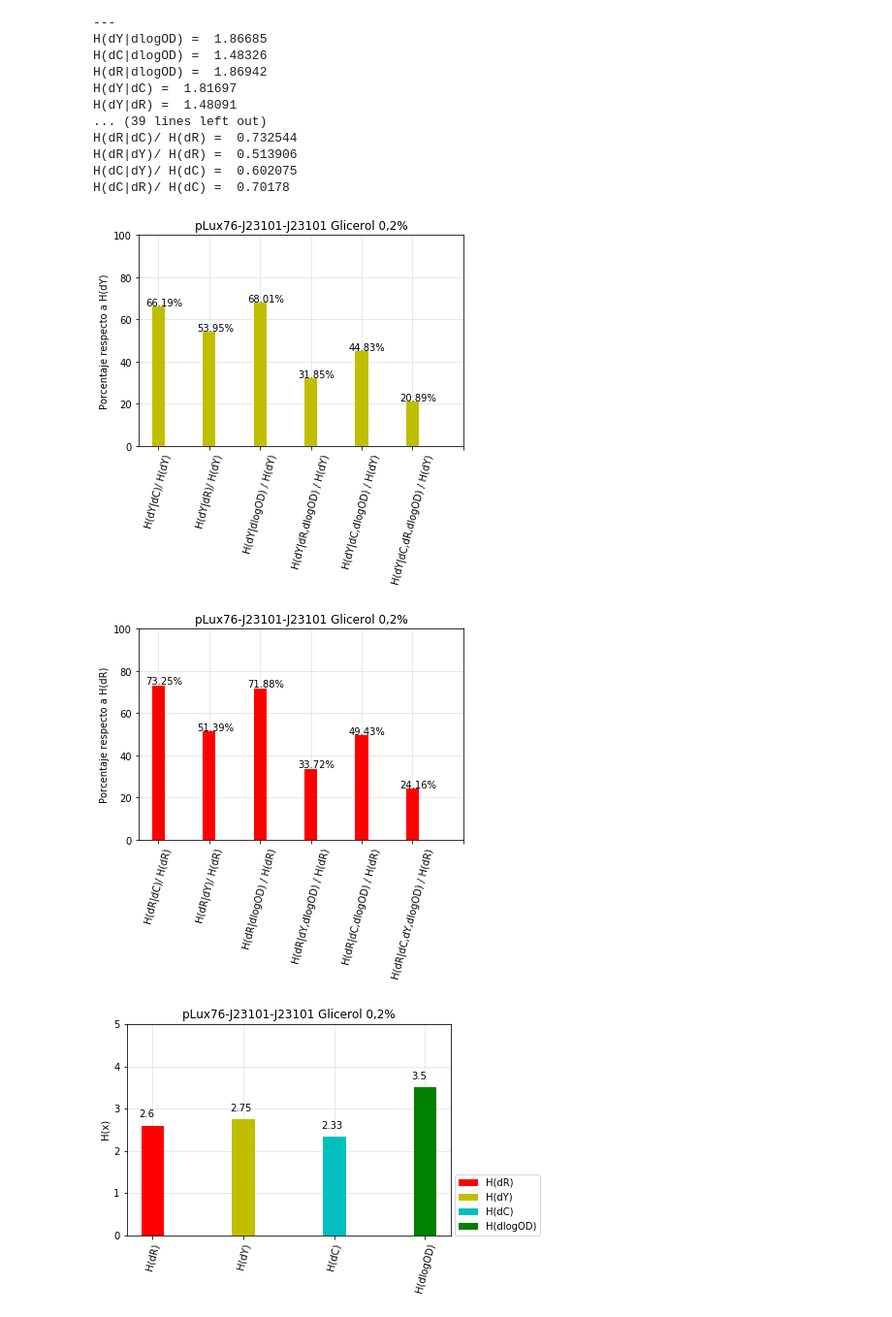
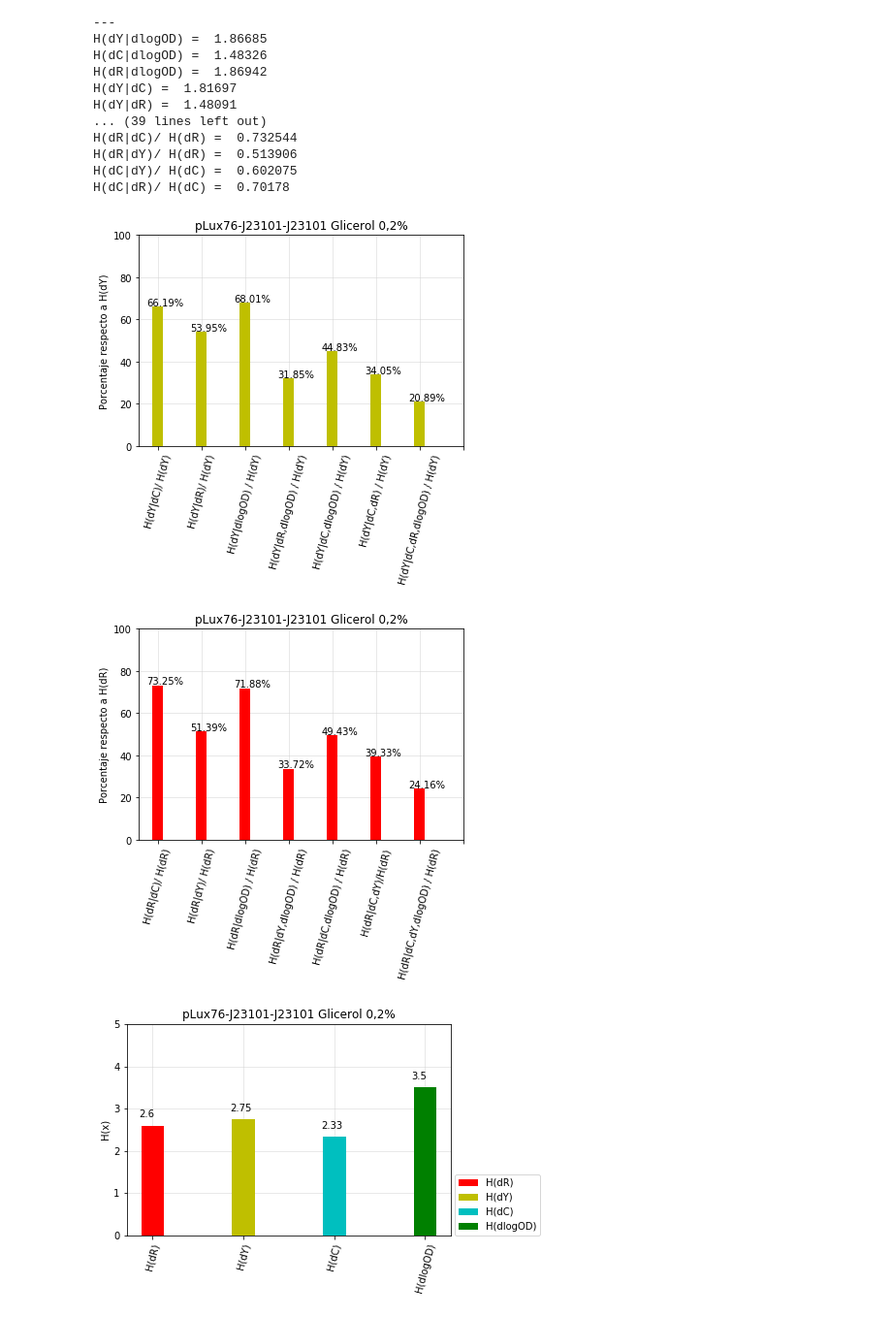
Before and after one commit to macams/Biosensores, a Jupyter notebook: Análisis/Entropía/Entropía E3.ipynb, the cells around one changed output. Shown at 97% size. Saved outputs shown, nothing was run; the diff lists cells and outputs as text; code cells hidden in the pictures.

```diff
--- a/Análisis/Entropía/Entropía E3.ipynb
+++ b/Análisis/Entropía/Entropía E3.ipynb
@@ -356,11 +356,12 @@ B1= (conditional_entropy(prob_density2d(dr1,dy1))/entropy(prob_density(dy1)))*10
 C1=(conditional_entropy(prob_density2d(do1,dy1))/entropy(prob_density(dy1)))*100 #H(dY|dlogOD) / H(dY)
 D1=(conditional_entropy(prob_density3d(dr1,dy1,do1))/entropy(prob_density(dy1)))*100 #H(dY|dR,dlogOD) / H(dY)
 E1=(conditional_entropy(prob_density3d(dc1,dy1,do1))/entropy(prob_density(dy1)))*100 #H(dY|dC,dlogOD) / H(dY)
-F1= (conditional_entropy(prob_density4d(dc1,dy1,dr1,do1))/entropy(prob_density(dy1)))*100 #H(dY|dC,dR,dlogOD) / H(dY)
+F1=(conditional_entropy(prob_density3d(dc1,dy1,dr1))/entropy(prob_density(dy1)))*100#H(dY|dC,dR)/H(dY)
+G1= (conditional_entropy(prob_density4d(dc1,dy1,dr1,do1))/entropy(prob_density(dy1)))*100 #H(dY|dC,dR,dlogOD) / H(dY)
 
-ent_y1=[A1,B1,C1,D1,E1,F1]
+ent_y1=[A1,B1,C1,D1,E1,F1,G1]
 
-X = np.arange(7)
+X = np.arange(8)
 plt.figure()
 plt.title('pLux76-J23101-J23101 Glucosa 0,4%')
 plt.ylabel('Porcentaje respecto a H(dY)')
@@ -371,7 +372,8 @@ plt.bar(X[2],ent_y1[2],color='y',width=0.25,zorder=3)
 plt.bar(X[3],ent_y1[3],color='y',width=0.25,zorder=3)
 plt.bar(X[4],ent_y1[4],color='y',width=0.25,zorder=3)
 plt.bar(X[5],ent_y1[5],color='y',width=0.25,zorder=3)
-plt.xticks(X, ['H(dY|dC)/ H(dY)',"H(dY|dR)/ H(dY)",'H(dY|dlogOD) / H(dY)',"H(dY|dR,dlogOD) / H(dY)",'H(dY|dC,dlogOD) / H(dY)',"H(dY|dC,dR,dlogOD) / H(dY)"],rotation=75)
+plt.bar(X[6],ent_y1[6],color='y',width=0.25,zorder=3)
+plt.xticks(X, ['H(dY|dC)/ H(dY)',"H(dY|dR)/ H(dY)",'H(dY|dlogOD) / H(dY)',"H(dY|dR,dlogOD) / H(dY)",'H(dY|dC,dlogOD) / H(dY)','H(dY|dC,dR) / H(dY)',"H(dY|dC,dR,dlogOD) / H(dY)"],rotation=75)
 plt.grid(color='lightgray', linestyle='-', linewidth=0.5,zorder=0)
 for a,b in zip(X,ent_y1):
     plt.text(a-0.25,b+0.5,str(np.round(b,2))+'%',fontsize=10.0, color='k')
@@ -382,11 +384,12 @@ B2= (conditional_entropy(prob_density2d(dy1,dr1))/entropy(prob_density(dr1)))*10
 C2=(conditional_entropy(prob_density2d(do1,dr1))/entropy(prob_density(dr1)))*100 #H(dR|dlogOD) / H(dR)
 D2=(conditional_entropy(prob_density3d(dy1,dr1,do1))/entropy(prob_density(dr1)))*100 #H(dR|dY,dlogOD) / H(dR)
 E2=(conditional_entropy(prob_density3d(dc1,dr1,do1))/entropy(prob_density(dr1)))*100 #H(dR|dC,dlogOD) / H(dR)
-F2= (conditional_entropy(prob_density4d(dc1,dr1,dy1,do1))/entropy(prob_density(dr1)))*100 #H(dR|dC,dY,dlogOD) / H(dR)
+F2=(conditional_entropy(prob_density3d(dc1,dr1,dy1))/entropy(prob_density(dr1)))*100 #H(dR|dC,dY)
+G2= (conditional_entropy(prob_density4d(dc1,dr1,dy1,do1))/entropy(prob_density(dr1)))*100 #H(dR|dC,dY,dlogOD) / H(dR)
 
-ent_y2=[A2,B2,C2,D2,E2,F2]
+ent_y2=[A2,B2,C2,D2,E2,F2,G2]
 
-X = np.arange(7)
+X = np.arange(8)
 plt.figure()
 plt.title('pLux76-J23101-J23101 Glucosa 0,4%')
 plt.ylabel('Porcentaje respecto a H(dR)')
@@ -397,7 +400,8 @@ plt.bar(X[2],ent_y2[2],color='r',width=0.25,zorder=3)
 plt.bar(X[3],ent_y2[3],color='r',width=0.25,zorder=3)
 plt.bar(X[4],ent_y2[4],color='r',width=0.25,zorder=3)
 plt.bar(X[5],ent_y2[5],color='r',width=0.25,zorder=3)
-plt.xticks(X, ['H(dR|dC)/ H(dR)',"H(dR|dY)/ H(dR)",'H(dR|dlogOD) / H(dR)',"H(dR|dY,dlogOD) / H(dR)",'H(dR|dC,dlogOD) / H(dR)',"H(dR|dC,dY,dlogOD) / H(dR)"],rotation=75)
+plt.bar(X[6],ent_y2[6],color='r',width=0.25,zorder=3)
+plt.xticks(X, ['H(dR|dC)/ H(dR)',"H(dR|dY)/ H(dR)",'H(dR|dlogOD) / H(dR)',"H(dR|dY,dlogOD) / H(dR)",'H(dR|dC,dlogOD) / H(dR)','H(dR|dC,dY)/H(dR)',"H(dR|dC,dY,dlogOD) / H(dR)"],rotation=75)
 plt.grid(color='lightgray', linestyle='-', linewidth=0.5,zorder=0)
 for a,b in zip(X,ent_y2):
     plt.text(a-0.25,b+0.5,str(np.round(b,2))+'%',fontsize=10.0, color='k')
@@ -617,11 +621,12 @@ B3= (conditional_entropy(prob_density2d(dr2,dy2))/entropy(prob_density(dy2)))*10
 C3=(conditional_entropy(prob_density2d(do2,dy2))/entropy(prob_density(dy2)))*100 #H(dY|dlogOD) / H(dY)
 D3=(conditional_entropy(prob_density3d(dr2,dy2,do2))/entropy(prob_density(dy2)))*100 #H(dY|dR,dlogOD) / H(dY)
 E3=(conditional_entropy(prob_density3d(dc2,dy2,do2))/entropy(prob_density(dy2)))*100 #H(dY|dC,dlogOD) / H(dY)
-F3=(conditional_entropy(prob_density4d(dc2,dy2,dr2,do2))/entropy(prob_density(dy2)))*100 #H(dY|dC,dR,dlogOD) / H(dY)
+F3=(conditional_entropy(prob_density3d(dc2,dy2,dr2))/entropy(prob_density(dy2)))*100#H(dY|dC,dR)/H(dY)
+G3=(conditional_entropy(prob_density4d(dc2,dy2,dr2,do2))/entropy(prob_density(dy2)))*100 #H(dY|dC,dR,dlogOD) / H(dY)
 
-ent_y3=[A3,B3,C3,D3,E3,F3]
+ent_y3=[A3,B3,C3,D3,E3,F3,G3]
 
-X = np.arange(7)
+X = np.arange(8)
 plt.figure()
 plt.title('pLux76-J23101-J23101 Glicerol 0,2%')
 plt.ylabel('Porcentaje respecto a H(dY)')
@@ -632,40 +637,43 @@ plt.bar(X[2],ent_y3[2],color='y',width=0.25,zorder=3)
 plt.bar(X[3],ent_y3[3],color='y',width=0.25,zorder=3)
 plt.bar(X[4],ent_y3[4],color='y',width=0.25,zorder=3)
 plt.bar(X[5],ent_y3[5],color='y',width=0.25,zorder=3)
-plt.xticks(X, ['H(dY|dC)/ H(dY)',"H(dY|dR)/ H(dY)",'H(dY|dlogOD) / H(dY)',"H(dY|dR,dlogOD) / H(dY)",'H(dY|dC,dlogOD) / H(dY)',"H(dY|dC,dR,dlogOD) / H(dY)"],rotation=75)
+plt.bar(X[6],ent_y3[6],color='y',width=0.25,zorder=3)
+plt.xticks(X, ['H(dY|dC)/ H(dY)',"H(dY|dR)/ H(dY)",'H(dY|dlogOD) / H(dY)',"H(dY|dR,dlogOD) / H(dY)",'H(dY|dC,dlogOD) / H(dY)','H(dY|dC,dR) / H(dY)',"H(dY|dC,dR,dlogOD) / H(dY)"],rotation=75)
 plt.grid(color='lightgray', linestyle='-', linewidth=0.5,zorder=0)
 for a,b in zip(X,ent_y3):
     plt.text(a-0.25,b+0.5,str(np.round(b,2))+'%',fontsize=10.0, color='k')
 plt.savefig(fname='porcentajes hy plux-std gli.png',dpi=1200,facecolor='w',edgecolor='w',bbox_inches='tight',pad_inches=0.2)
 
 A4= (conditional_entropy(prob_density2d(dc2,dr2))/entropy(prob_density(dr2)))*100 #H(dR|dC)/ H(dR)
 B4= (conditional_entropy(prob_density2d(dy2,dr2))/entropy(prob_density(dr2)))*100 #H(dR|dY)/ H(dR)
 C4=(conditional_entropy(prob_density2d(do2,dr2))/entropy(prob_density(dr2)))*100 #H(dR|dlogOD) / H(dR)
 D4=(conditional_entropy(prob_density3d(dy2,dr2,do2))/entropy(prob_density(dr2)))*100 #H(dR|dY,dlogOD) / H(dR)
 E4=(conditional_entropy(prob_density3d(dc2,dr2,do2))/entropy(prob_density(dr2)))*100 #H(dR|dC,dlogOD) / H(dR)
-F4= (conditional_entropy(prob_density4d(dc2,dr2,dy2,do2))/entropy(prob_density(dr2)))*100 #H(dR|dC,dY,dlogOD) / H(dR)
+F4=(conditional_entropy(prob_density3d(dc2,dr2,dy2))/entropy(prob_density(dr2)))*100 #H(dR|dC,dY)
+G4= (conditional_entropy(prob_density4d(dc2,dr2,dy2,do2))/entropy(prob_density(dr2)))*100 #H(dR|dC,dY,dlogOD) / H(dR)
 
-ent_y4=[A4,B4,C4,D4,E4,F4]
+ent_y4=[A4,B4,C4,D4,E4,F4,G4]
 
-X = np.arange(7)
+X = np.arange(8)
 plt.figure()
 plt.title('pLux76-J23101-J23101 Glicerol 0,2%')
 plt.ylabel('Porcentaje respecto a H(dR)')
 plt.ylim(ymax = 100)
 plt.bar(X[0],ent_y4[0],color='r',width=0.25,zorder=3)
 plt.bar(X[1],ent_y4[1],color='r',width=0.25,zorder=3)
 plt.bar(X[2],ent_y4[2],color='r',width=0.25,zorder=3)
 plt.bar(X[3],ent_y4[3],color='r',width=0.25,zorder=3)
 plt.bar(X[4],ent_y4[4],color='r',width=0.25,zorder=3)
 plt.bar(X[5],ent_y4[5],color='r',width=0.25,zorder=3)
-plt.xticks(X, ['H(dR|dC)/ H(dR)',"H(dR|dY)/ H(dR)",'H(dR|dlogOD) / H(dR)',"H(dR|dY,dlogOD) / H(dR)",'H(dR|dC,dlogOD) / H(dR)',"H(dR|dC,dY,dlogOD) / H(dR)"],rotation=75)
+plt.bar(X[6],ent_y4[6],color='r',width=0.25,zorder=3)
+plt.xticks(X, ['H(dR|dC)/ H(dR)',"H(dR|dY)/ H(dR)",'H(dR|dlogOD) / H(dR)',"H(dR|dY,dlogOD) / H(dR)",'H(dR|dC,dlogOD) / H(dR)','H(dR|dC,dY)/H(dR)',"H(dR|dC,dY,dlogOD) / H(dR)"],rotation=75)
 plt.grid(color='lightgray', linestyle='-', linewidth=0.5,zorder=0)
 for a,b in zip(X,ent_y4):
     plt.text(a-0.25,b+0.5,str(np.round(b,2))+'%',fontsize=10.0, color='k')
 plt.savefig(fname='porcentajes hr plux-std gli.png',dpi=1200,facecolor='w',edgecolor='w',bbox_inches='tight',pad_inches=0.2)
 # %% [output]
-[figure, old version]
+[figure, new version]
-[figure, old version]
+[figure, new version]
 # %%
 #Porcentajes respecto a entropía inicial
 hc2=entropy(prob_density(dc2))#H(dC)
```
Also changed, not shown: parts of 7 cells of this notebook, 55 other files.
